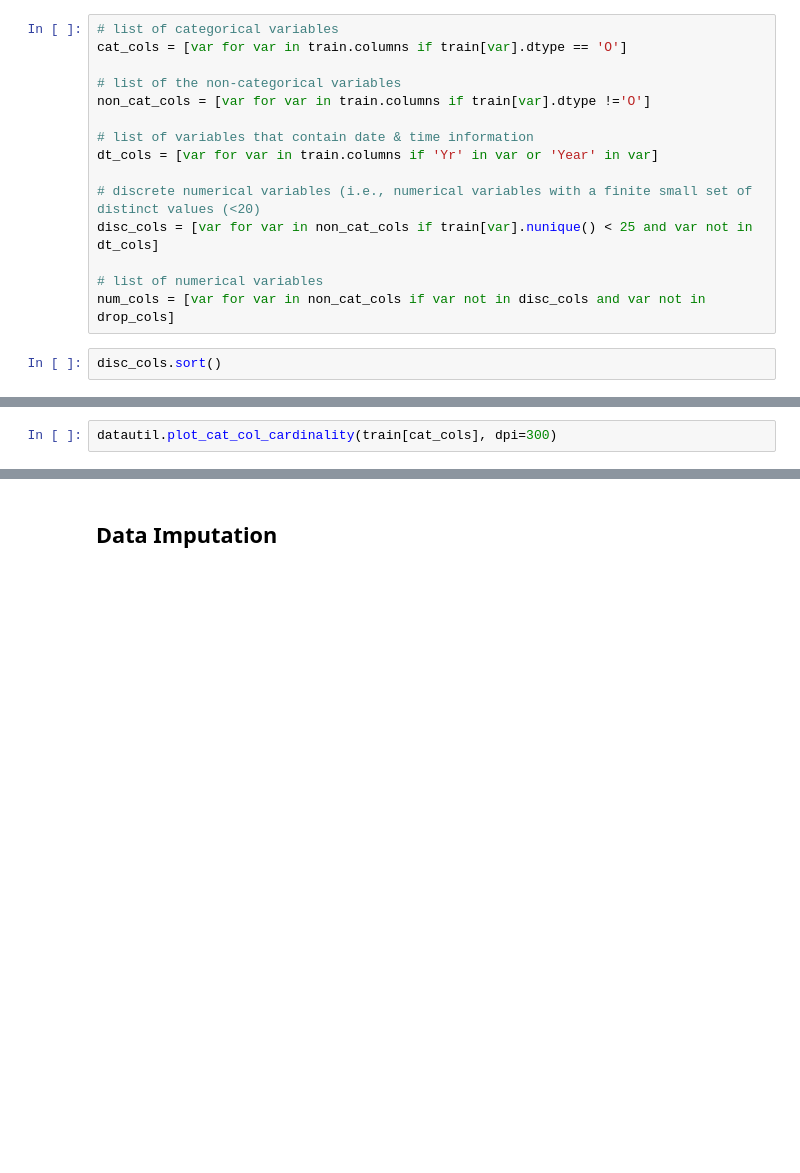
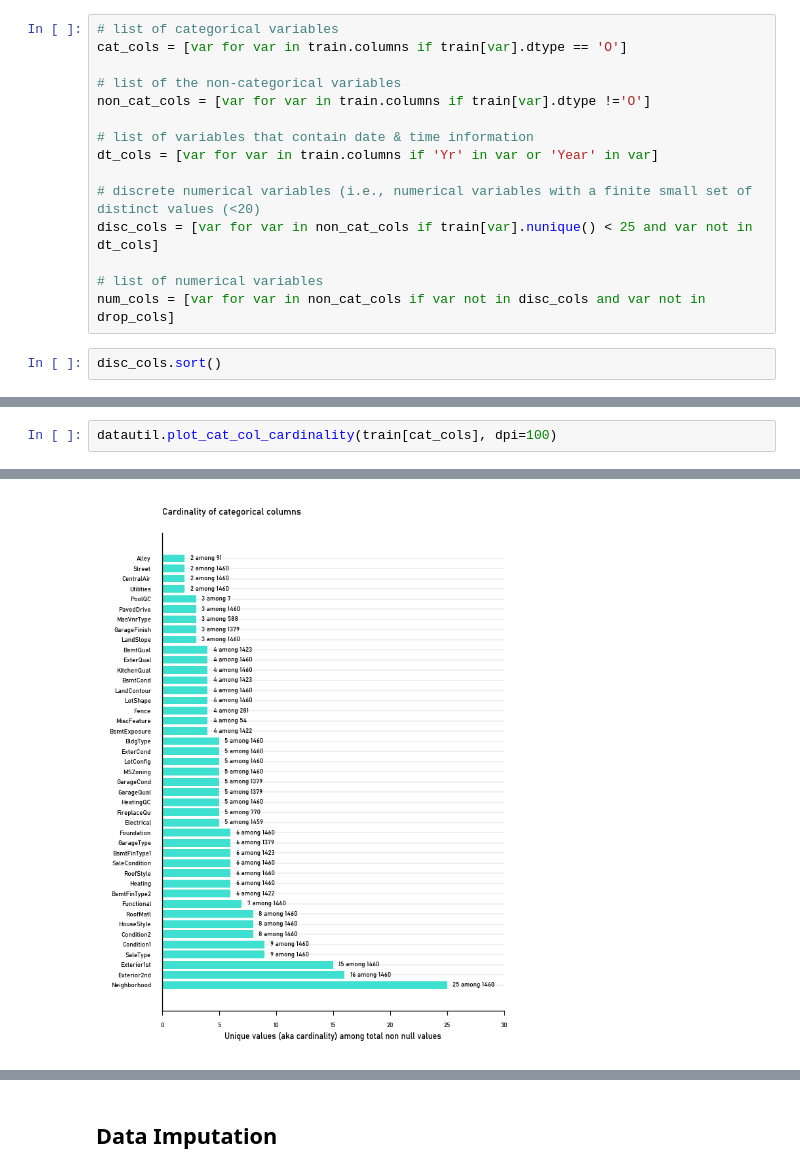
Before and after one commit to aambardar/kc-house-price, a Jupyter notebook: src/prelim_eda.ipynb, the cells around one changed output, grey strips where cells are left out. Cells and saved outputs as stored; diff of their text form; blank space fills up the shorter version.

```diff
--- a/src/prelim_eda.ipynb
+++ b/src/prelim_eda.ipynb
@@ -67,2 +89,3 @@ train[cardinality.index[0]].count()
 # %%
-datautil.plot_cat_col_cardinality(train[cat_cols], dpi=300)
+datautil.plot_cat_col_cardinality(train[cat_cols], dpi=100)
+# %% [output]
@@ -68,0 +93 @@ datautil.plot_cat_col_cardinality(train[cat_cols], dpi=300)
+[figure, added]
```
Also changed, not shown: parts of 8 cells of this notebook.
